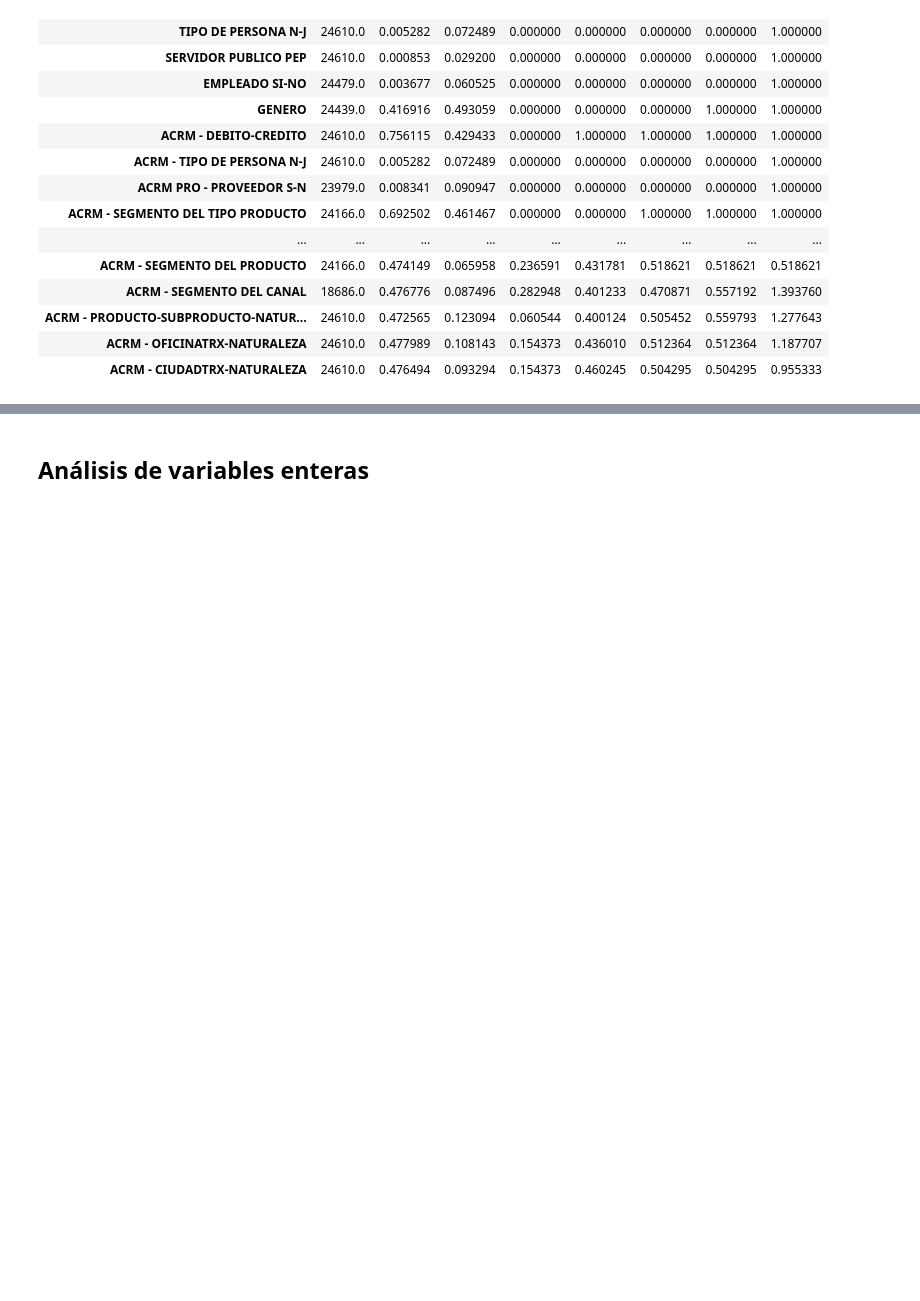
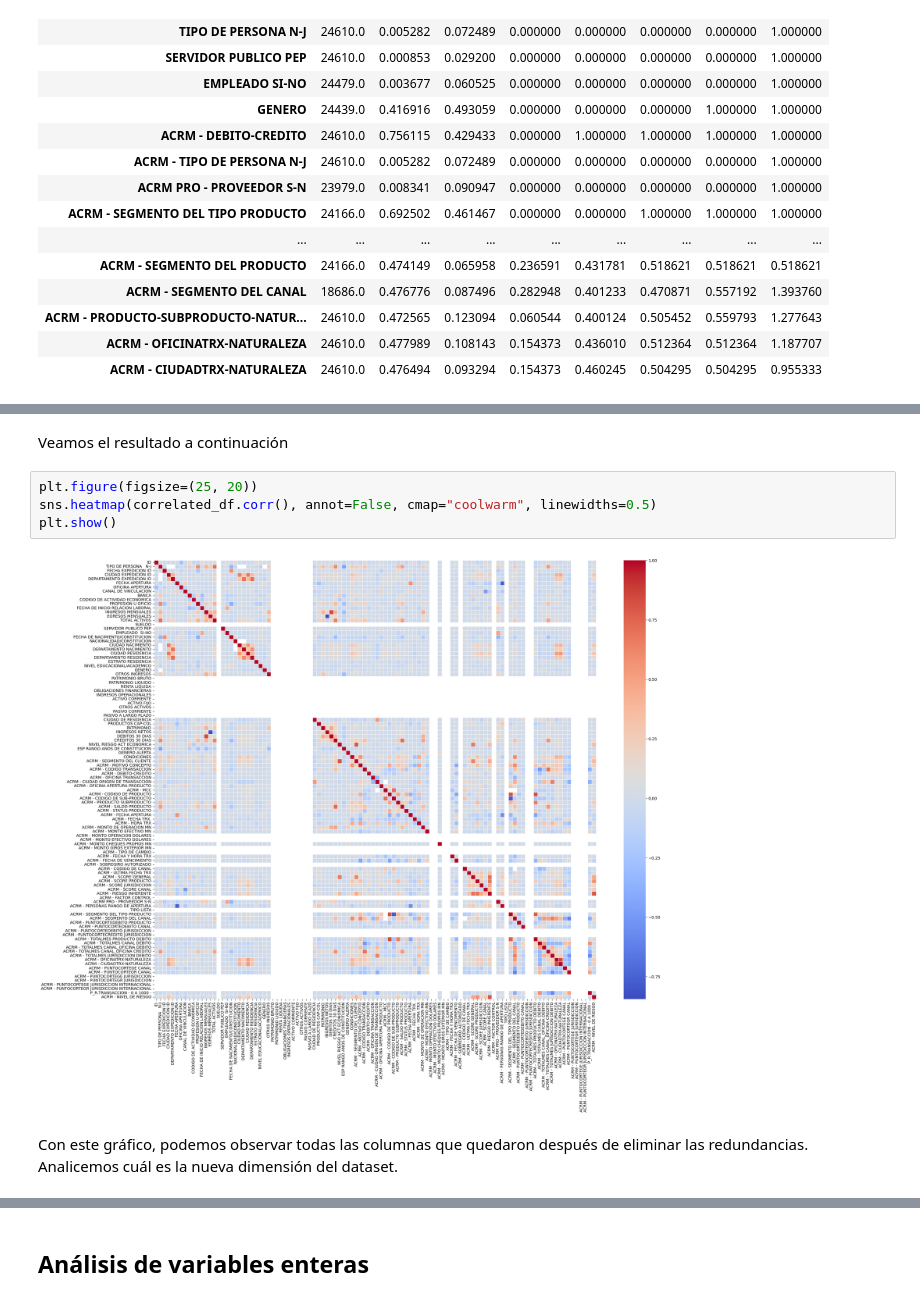
Before and after one commit to gabrielres10/EDA-Caso-Banco, a Jupyter notebook: plantilla_entrega_final_(renombrar).ipynb, the cells around one changed output, grey strips where cells are left out. Drawn from its saved outputs; the diff is of its cells as text; blank space fills up the shorter version.

```diff
--- a/plantilla_entrega_final_(renombrar).ipynb
+++ b/plantilla_entrega_final_(renombrar).ipynb
@@ -624,0 +659,10 @@ numeric_data[non_numeric_cols].describe().T
+# %% [markdown]
+Veamos el resultado a continuación
+# %%
+plt.figure(figsize=(25, 20))
+sns.heatmap(correlated_df.corr(), annot=False, cmap="coolwarm", linewidths=0.5)
+plt.show()
+# %% [output]
+[figure, added]
+# %% [markdown]
+Con este gráfico, podemos observar todas las columnas que quedaron después de eliminar las redundancias. Analicemos cuál es la nueva dimensión del dataset.
```
Also changed, not shown: parts of 6 cells of this notebook.
